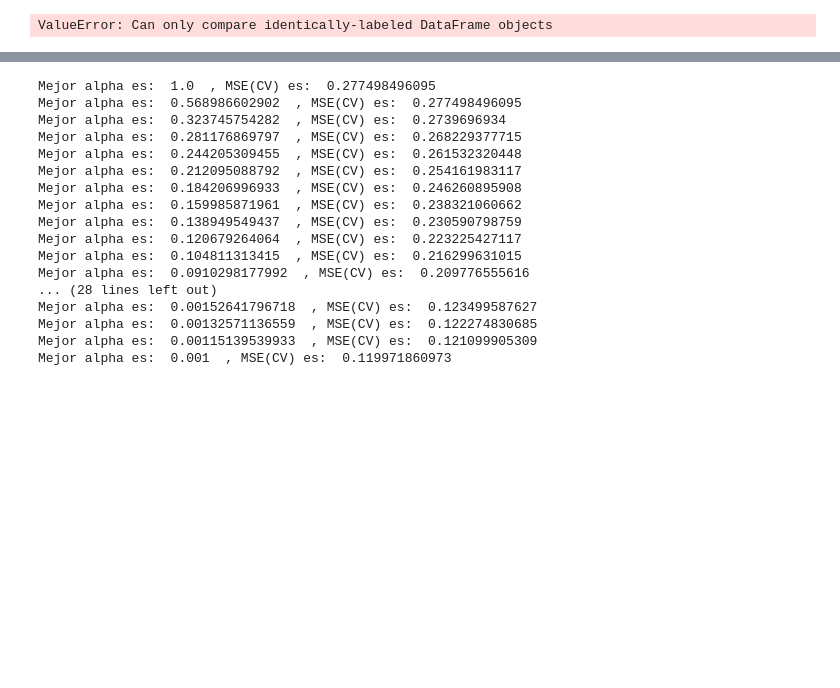
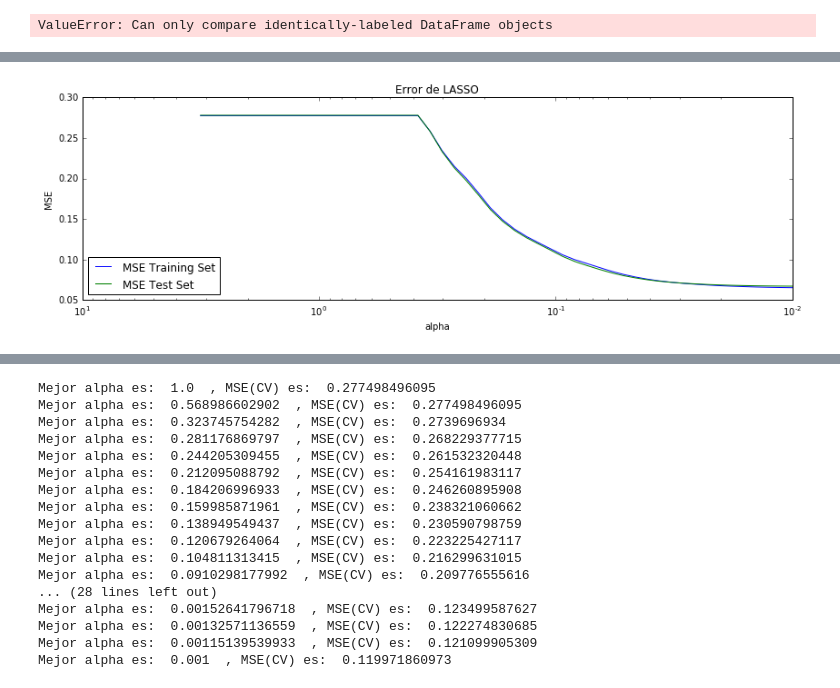
Before and after one commit to VitoVoti/ML_T1_LinReg, a Jupyter notebook: Tarea1 .ipynb, the cells around one changed output, grey strips where cells are left out. Cells and saved outputs as stored; diff of their text form; code cells hidden in the pictures; blank space fills up the shorter version.

```diff
--- a/Tarea1 .ipynb
+++ b/Tarea1 .ipynb
@@ -550,0 +623,12 @@ Podemos ver que el caso para Lasso es distinto. Lasso, en general, llega a elimi
+# %%
+plt.plot(alphas_list, mse_train, color = "b", label = "MSE Training Set")
+plt.plot(alphas_list, mse_test, color = "g", label = "MSE Test Set")
+plt.xlabel('alpha')
+plt.ylabel('MSE')
+plt.title('Error de LASSO')
+plt.legend(loc=3)
+plt.gca().invert_xaxis() # reverse axis
+plt.gca().set_xscale('log')
+plt.show()
+# %% [output]
+[figure, added]
```
Also changed, not shown: parts of 60 cells of this notebook, 1 other file.
